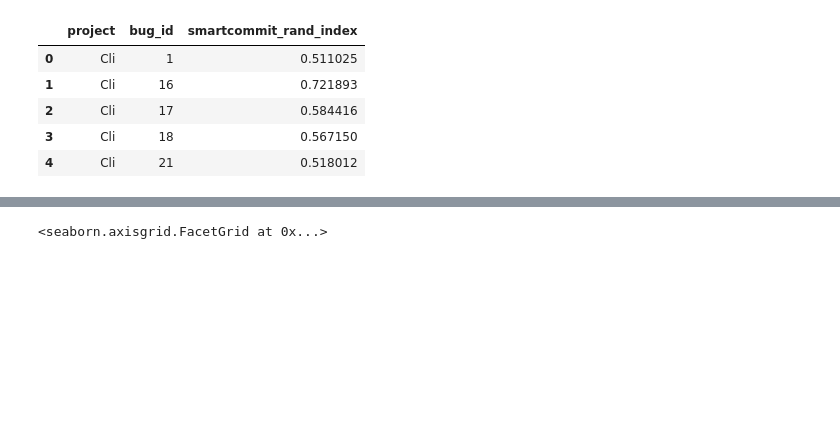
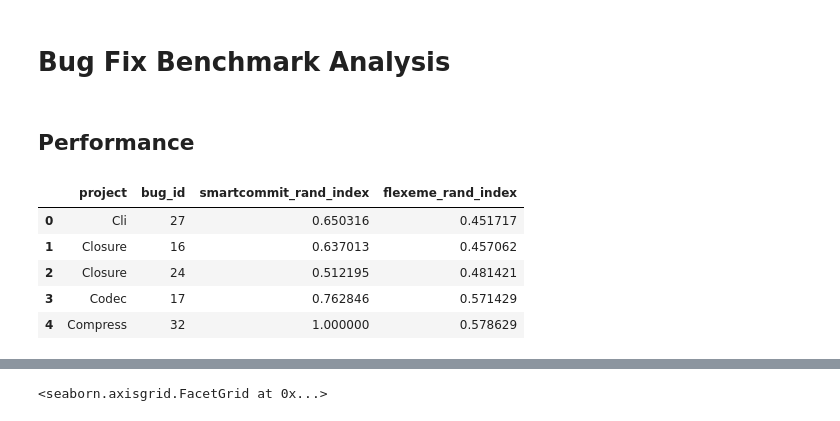
Before and after one commit to Thomsch/untangling-tools-benchmark, a Jupyter notebook: analysis/analysis.ipynb, the cells around one changed output, grey strips where cells are left out. Saved outputs shown, nothing was run; the diff lists cells and outputs as text; code cells hidden in the pictures; blank space fills up the shorter version.

```diff
--- a/analysis/analysis.ipynb
+++ b/analysis/analysis.ipynb
@@ -1,13 +1,22 @@
 # %%
 import pandas as pd
 import seaborn as sns
+# %% [markdown]
+# Bug Fix Benchmark Analysis
+# %%
+# Replace with the location of your result files.
+DECOMPOSITION_PERFORMANCE_PATH='decompositions.csv'
+METRICS_PATH='metrics.csv'
+# %% [markdown]
+## Performance
 # %%
-df_performance = pd.read_csv("../out/decompositions.csv", names=['project', 'bug_id', 'smartcommit_rand_index'])
+df_performance = pd.read_csv(DECOMPOSITION_PERFORMANCE_PATH, names=['project', 'bug_id', 'smartcommit_rand_index',
+                                                                    'flexeme_rand_index'])
 df_performance.head()
 # %% [output]
-|  | project | bug_id | smartcommit_rand_index |
-| 0 | Cli | 1 | 0.511025 |
-| 1 | Cli | 16 | 0.721893 |
-| 2 | Cli | 17 | 0.584416 |
-| 3 | Cli | 18 | 0.567150 |
-| 4 | Cli | 21 | 0.518012 |
+|  | project | bug_id | smartcommit_rand_index | flexeme_rand_index |
+| 0 | Cli | 27 | 0.650316 | 0.451717 |
+| 1 | Closure | 16 | 0.637013 | 0.457062 |
+| 2 | Closure | 24 | 0.512195 | 0.481421 |
+| 3 | Codec | 17 | 0.762846 | 0.571429 |
+| 4 | Compress | 32 | 1.000000 | 0.578629 |
```
Also changed, not shown: parts of 8 cells of this notebook, 1 other file.
